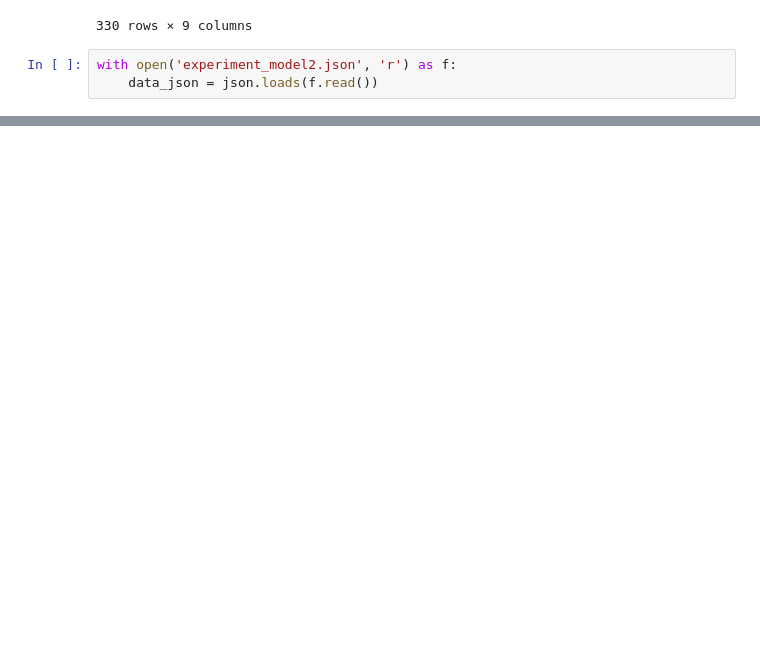
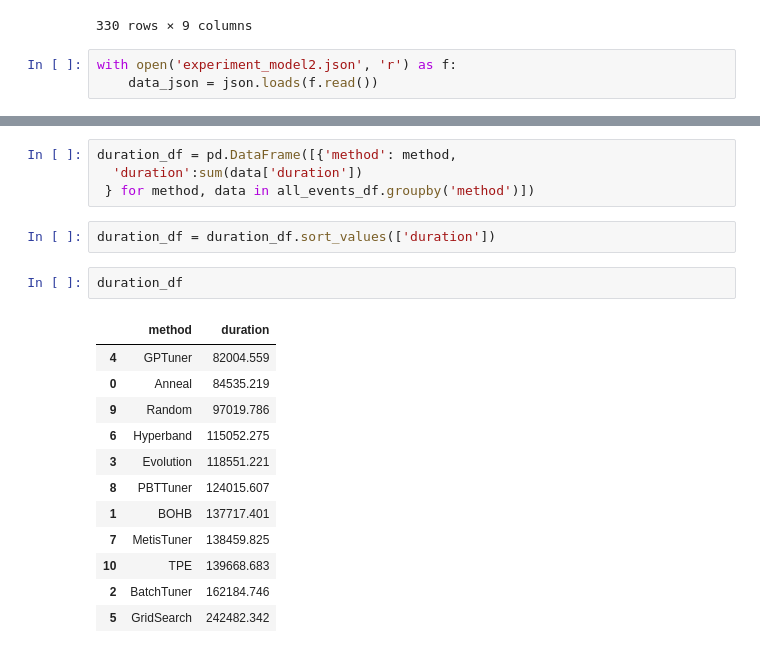
Before and after one commit to hex-hex/nni-experiments, a Jupyter notebook: notebook/ParseDB.ipynb, the cells around one changed output, grey strips where cells are left out. Drawn from its saved outputs; the diff is of its cells as text; blank space fills up the shorter version.

```diff
--- a/notebook/ParseDB.ipynb
+++ b/notebook/ParseDB.ipynb
@@ -86,0 +75,21 @@ all_events_df
+# %%
+duration_df = pd.DataFrame([{'method': method,
+  'duration':sum(data['duration'])
+ } for method, data in all_events_df.groupby('method')])
+# %%
+duration_df = duration_df.sort_values(['duration'])
+# %%
+duration_df
+# %% [output]
+|  | method | duration |
+| 4 | GPTuner | 82004.559 |
+| 0 | Anneal | 84535.219 |
+| 9 | Random | 97019.786 |
+| 6 | Hyperband | 115052.275 |
+| 3 | Evolution | 118551.221 |
+| 8 | PBTTuner | 124015.607 |
+| 1 | BOHB | 137717.401 |
+| 7 | MetisTuner | 138459.825 |
+| 10 | TPE | 139668.683 |
+| 2 | BatchTuner | 162184.746 |
+| 5 | GridSearch | 242482.342 |
```
Also changed, not shown: parts of 5 cells of this notebook.
